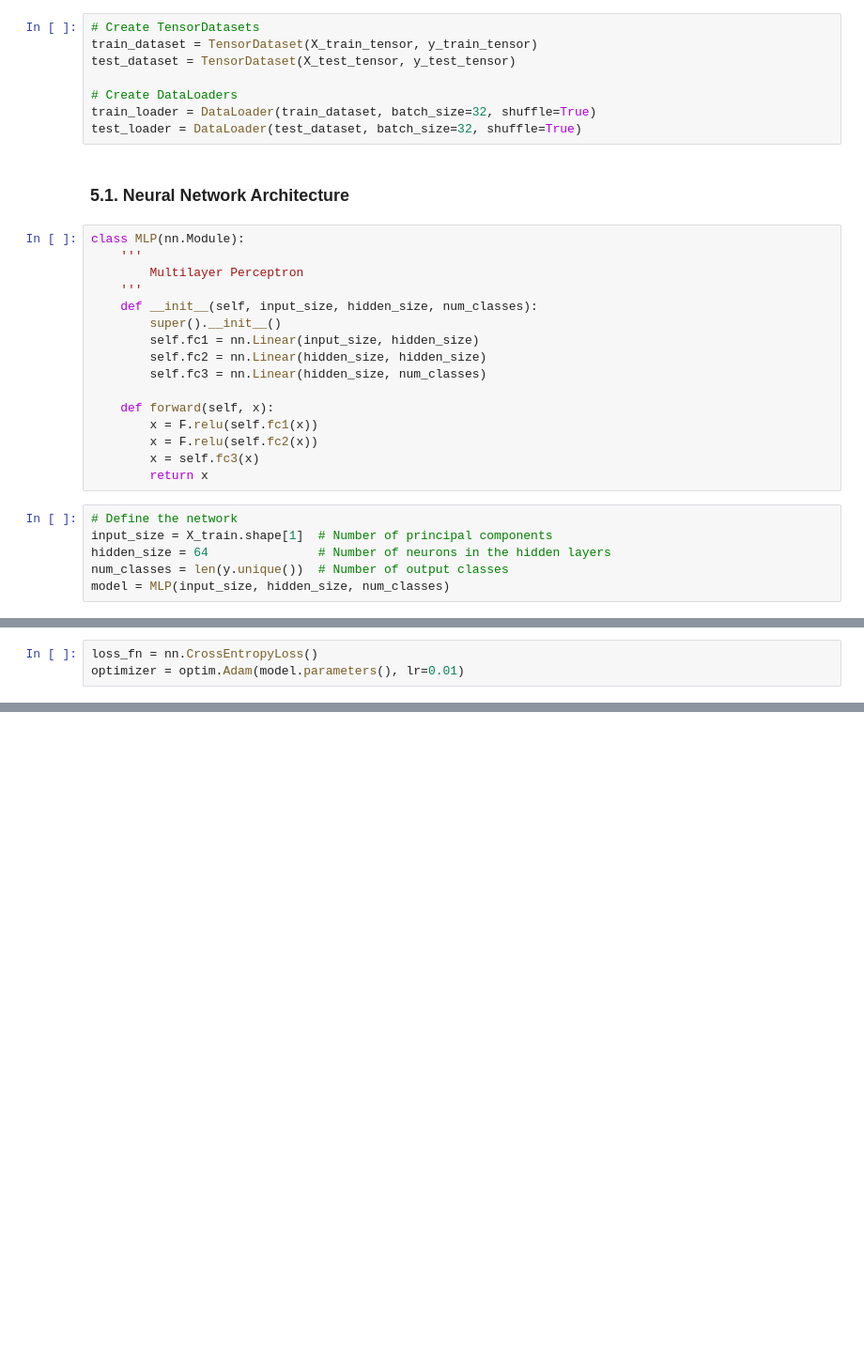
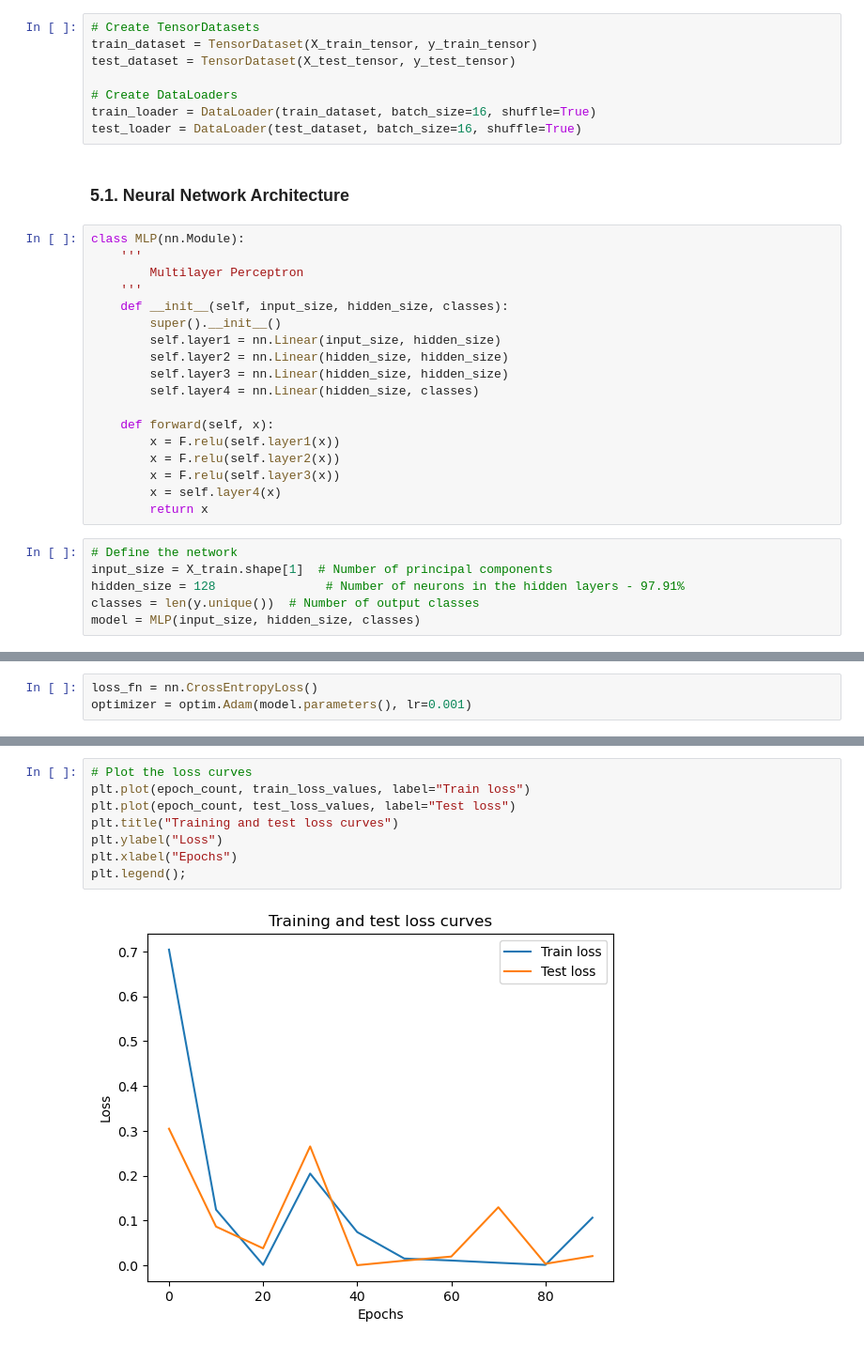
Before and after one commit to shekar-raja/exoplanet-detection-system-ml, a Jupyter notebook: Exoplanet Detection System.ipynb, the cells around one changed output, grey strips where cells are left out. Shown at 94% size. Drawn from its saved outputs; the diff is of its cells as text; blank space fills up the shorter version.

```diff
--- a/Exoplanet Detection System.ipynb
+++ b/Exoplanet Detection System.ipynb
@@ -506,8 +557,8 @@ train_dataset = TensorDataset(X_train_tensor, y_train_tensor)
 test_dataset = TensorDataset(X_test_tensor, y_test_tensor)
 
 # Create DataLoaders
-train_loader = DataLoader(train_dataset, batch_size=32, shuffle=True)
-test_loader = DataLoader(test_dataset, batch_size=32, shuffle=True)
+train_loader = DataLoader(train_dataset, batch_size=16, shuffle=True)
+test_loader = DataLoader(test_dataset, batch_size=16, shuffle=True)
 # %% [markdown]
 ### 5.1. Neural Network Architecture
 # %%
@@ -515,20 +566,22 @@ class MLP(nn.Module):
     '''
         Multilayer Perceptron
     '''
-    def __init__(self, input_size, hidden_size, num_classes):
+    def __init__(self, input_size, hidden_size, classes):
         super().__init__()
-        self.fc1 = nn.Linear(input_size, hidden_size)
-        self.fc2 = nn.Linear(hidden_size, hidden_size)
-        self.fc3 = nn.Linear(hidden_size, num_classes)
+        self.layer1 = nn.Linear(input_size, hidden_size)
+        self.layer2 = nn.Linear(hidden_size, hidden_size)
+        self.layer3 = nn.Linear(hidden_size, hidden_size)
+        self.layer4 = nn.Linear(hidden_size, classes)
 
     def forward(self, x):
-        x = F.relu(self.fc1(x))
-        x = F.relu(self.fc2(x))
-        x = self.fc3(x)
+        x = F.relu(self.layer1(x))
+        x = F.relu(self.layer2(x))
+        x = F.relu(self.layer3(x))
+        x = self.layer4(x)
         return x
 # %%
 # Define the network
 input_size = X_train.shape[1]  # Number of principal components
-hidden_size = 64               # Number of neurons in the hidden layers
-num_classes = len(y.unique())  # Number of output classes
-model = MLP(input_size, hidden_size, num_classes)
+hidden_size = 128               # Number of neurons in the hidden layers - 97.91%
+classes = len(y.unique())  # Number of output classes
+model = MLP(input_size, hidden_size, classes)
@@ -535,4 +597,4 @@ model = MLP(input_size, hidden_size, num_classes)
 # %%
 loss_fn = nn.CrossEntropyLoss()
-optimizer = optim.Adam(model.parameters(), lr=0.01)
+optimizer = optim.Adam(model.parameters(), lr=0.001)
 # %%
@@ -600,0 +681,10 @@ X_train
+# %%
+# Plot the loss curves
+plt.plot(epoch_count, train_loss_values, label="Train loss")
+plt.plot(epoch_count, test_loss_values, label="Test loss")
+plt.title("Training and test loss curves")
+plt.ylabel("Loss")
+plt.xlabel("Epochs")
+plt.legend();
+# %% [output]
+[figure, added]
```
Also changed, not shown: parts of 22 cells of this notebook, 1 other file.
